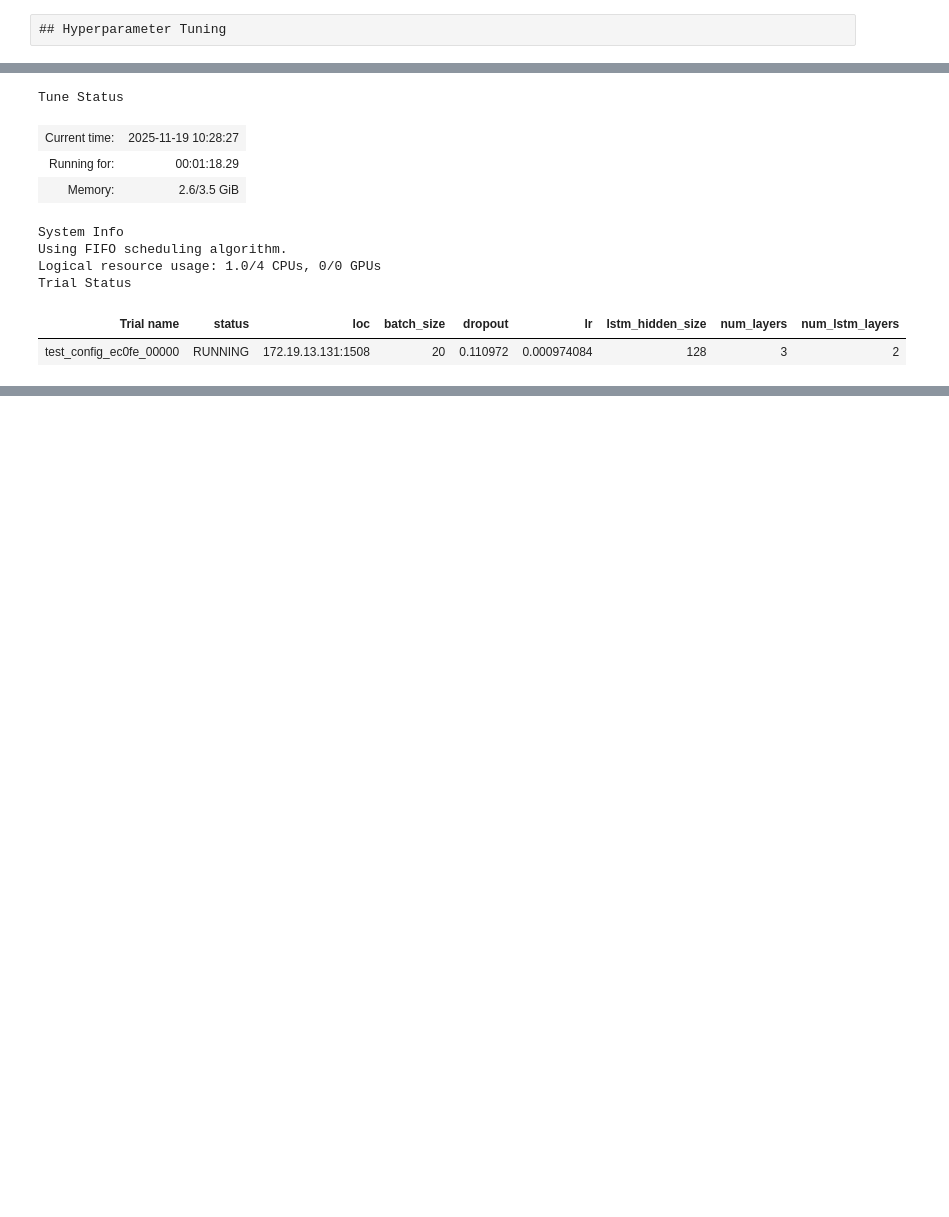
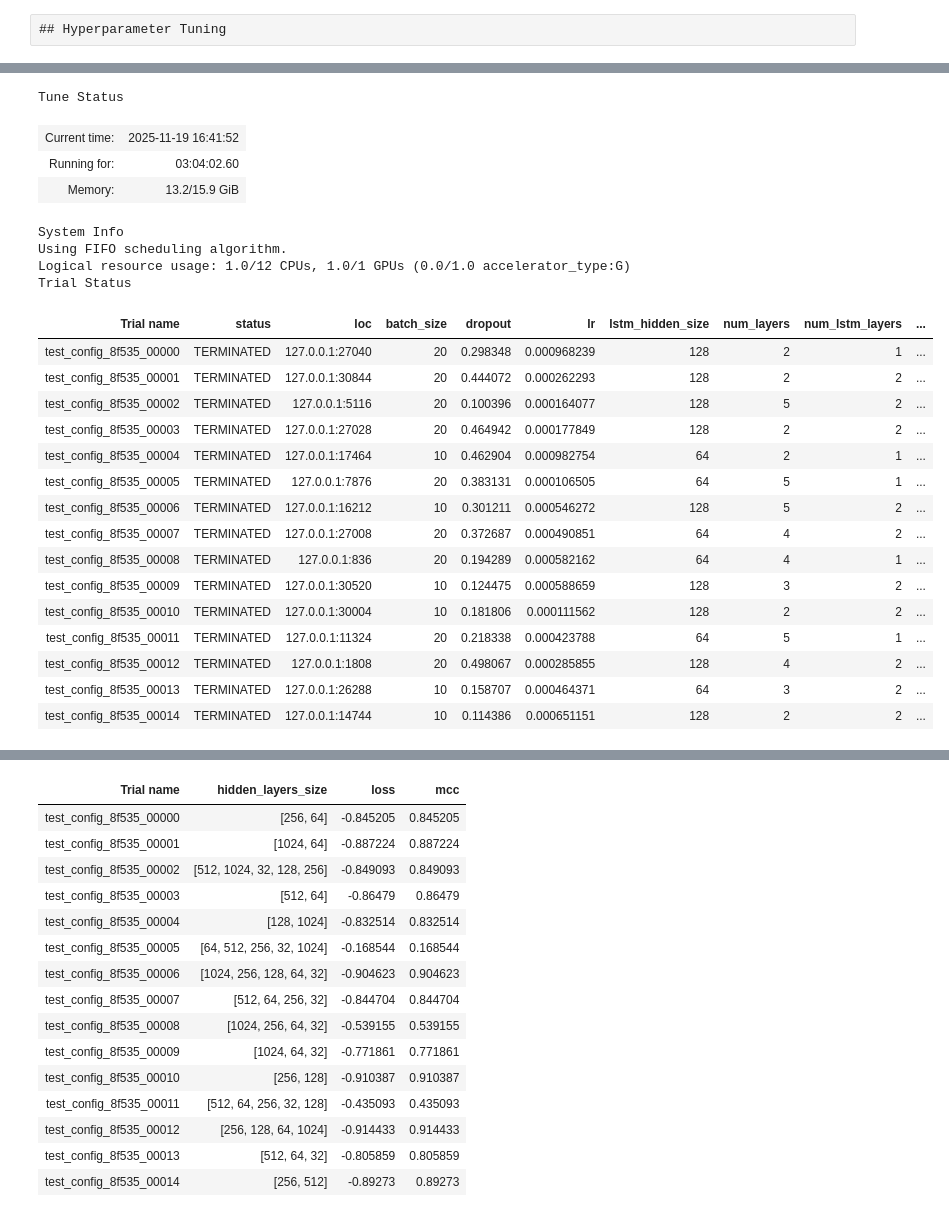
Before and after one commit to LucaCagnini/LB2_project_Group_3, a Jupyter notebook: Deep_Learning/lstm.ipynb, the cells around one changed output, grey strips where cells are left out. Drawn from its saved outputs; the diff is of its cells as text; code cells hidden in the pictures; blank space fills up the shorter version.

Commit message:
added the lstm and benchmark performance file

```diff
--- a/Deep_Learning/lstm.ipynb
+++ b/Deep_Learning/lstm.ipynb
@@ -11,7 +11,7 @@ import numpy as np
 
 
 def create_one_hot_sets(dataset):
-    sets = ["1","2","3","4","5","Benchmark"]
+    sets = ["1","2","3","4","5"]
     set_results=[]
     for i in sets:
         st=dataset.query(f"Set == '{i}'")
@@ -222,3 +293,14 @@ dataset = pd.read_csv("../Data_Preparation/train_bench.tsv", sep="\t")
 
 # 2. Elabora tutto in una volta (La lista conterrà 6 elementi ordinati)
 all_data = create_one_hot_sets(dataset)
+print("Spostamento dati nel Ray Object Store...")
+# 2. Metti i dati nell'Object Store condiviso
+data_ref = ray.put(all_data)
+
+# 3. CRUCIALE: Cancella la copia locale!
+# Questo costringe la funzione a usare il riferimento, perché la variabile globale non esiste più.
+del all_data
+# del dataset # Cancella anche questo se è grosso
+gc.collect() # Forza la pulizia della memoria
+
+print("Dati archiviati. Riferimento creato.")
@@ -256,10 +335,16 @@ config = {
     "lr": tune.loguniform(1e-4, 1e-3),
     "batch_size": tune.choice([10, 20]),
     "num_lstm_layers": tune.choice([1, 2]),
-    "lstm_hidden_size": tune.choice([64, 128])}
+    "lstm_hidden_size": tune.choice([64, 128]),
+    "data_ref": data_ref}
 # %%
 def test_config(config):
+    # 1. Recupera i dati dall'Object Store
+    # Questo avviene sul worker, quindi non appesantisce la dimensione della funzione
+    all_data = ray.get(config["data_ref"])
+
     mcc_scores = []
+    device = torch.device("cuda" if torch.cuda.is_available() else "cpu")
     for i in range(5):
         training_indices = [(i+1)%5, (i+2)%5, (i+3)%5]
         validation_index = (i+4)%5
@@ -312,7 +397,7 @@ def test_config(config):
 
         mcc = test(model, test_loader)
         mcc_scores.append(mcc)
-        mean_mcc = np.mean(mcc_scores)
+    mean_mcc = np.mean(mcc_scores)
 
     # Formattiamo la stringa per la tabella
     arch_str = str(config["hidden_sizes"])
@@ -323,7 +408,7 @@ result = tune.run(
     test_config,
     config=config,
     num_samples=15,
-    max_concurrent_trials=1 # OBBLIGATORIO PER NON CRASHARE LA RAM
+    resources_per_trial={"cpu": 1, "gpu": 1}
 )
 
 best_trial = result.get_best_trial("mcc", "max", "last")
@@ -338,10 +419,24 @@ print("Best CV MCC:", best_trial.last_result["mcc"])
 Tune Status
-| Current time: | 2025-11-19 10:28:27 |
-| Running for: | 00:01:18.29 |
-| Memory: | 2.6/3.5 GiB |
+| Current time: | 2025-11-19 16:41:52 |
+| Running for: | 03:04:02.60 |
+| Memory: | 13.2/15.9 GiB |
 System Info
 Using FIFO scheduling algorithm.
-Logical resource usage: 1.0/4 CPUs, 0/0 GPUs
+Logical resource usage: 1.0/12 CPUs, 1.0/1 GPUs (0.0/1.0 accelerator_type:G)
 Trial Status
-| Trial name | status | loc | batch_size | dropout | lr | lstm_hidden_size | num_layers | num_lstm_layers |
-| test_config_ec0fe_00000 | RUNNING | 172.19.13.131:1508 | 20 | 0.110972 | 0.000974084 | 128 | 3 | 2 |
+| Trial name | status | loc | batch_size | dropout | lr | lstm_hidden_size | num_layers | num_lstm_layers | ... |
+| test_config_8f535_00000 | TERMINATED | 127.0.0.1:27040 | 20 | 0.298348 | 0.000968239 | 128 | 2 | 1 | ... |
+| test_config_8f535_00001 | TERMINATED | 127.0.0.1:30844 | 20 | 0.444072 | 0.000262293 | 128 | 2 | 2 | ... |
+| test_config_8f535_00002 | TERMINATED | 127.0.0.1:5116 | 20 | 0.100396 | 0.000164077 | 128 | 5 | 2 | ... |
+| test_config_8f535_00003 | TERMINATED | 127.0.0.1:27028 | 20 | 0.464942 | 0.000177849 | 128 | 2 | 2 | ... |
+| test_config_8f535_00004 | TERMINATED | 127.0.0.1:17464 | 10 | 0.462904 | 0.000982754 | 64 | 2 | 1 | ... |
+| test_config_8f535_00005 | TERMINATED | 127.0.0.1:7876 | 20 | 0.383131 | 0.000106505 | 64 | 5 | 1 | ... |
+| test_config_8f535_00006 | TERMINATED | 127.0.0.1:16212 | 10 | 0.301211 | 0.000546272 | 128 | 5 | 2 | ... |
+| test_config_8f535_00007 | TERMINATED | 127.0.0.1:27008 | 20 | 0.372687 | 0.000490851 | 64 | 4 | 2 | ... |
+| test_config_8f535_00008 | TERMINATED | 127.0.0.1:836 | 20 | 0.194289 | 0.000582162 | 64 | 4 | 1 | ... |
+| test_config_8f535_00009 | TERMINATED | 127.0.0.1:30520 | 10 | 0.124475 | 0.000588659 | 128 | 3 | 2 | ... |
+| test_config_8f535_00010 | TERMINATED | 127.0.0.1:30004 | 10 | 0.181806 | 0.000111562 | 128 | 2 | 2 | ... |
+| test_config_8f535_00011 | TERMINATED | 127.0.0.1:11324 | 20 | 0.218338 | 0.000423788 | 64 | 5 | 1 | ... |
+| test_config_8f535_00012 | TERMINATED | 127.0.0.1:1808 | 20 | 0.498067 | 0.000285855 | 128 | 4 | 2 | ... |
+| test_config_8f535_00013 | TERMINATED | 127.0.0.1:26288 | 10 | 0.158707 | 0.000464371 | 64 | 3 | 2 | ... |
+| test_config_8f535_00014 | TERMINATED | 127.0.0.1:14744 | 10 | 0.114386 | 0.000651151 | 128 | 2 | 2 | ... |
@@ -352,0 +461,16 @@ Trial Status
+| Trial name | hidden_layers_size | loss | mcc |
+| test_config_8f535_00000 | [256, 64] | -0.845205 | 0.845205 |
+| test_config_8f535_00001 | [1024, 64] | -0.887224 | 0.887224 |
+| test_config_8f535_00002 | [512, 1024, 32, 128, 256] | -0.849093 | 0.849093 |
+| test_config_8f535_00003 | [512, 64] | -0.86479 | 0.86479 |
+| test_config_8f535_00004 | [128, 1024] | -0.832514 | 0.832514 |
+| test_config_8f535_00005 | [64, 512, 256, 32, 1024] | -0.168544 | 0.168544 |
+| test_config_8f535_00006 | [1024, 256, 128, 64, 32] | -0.904623 | 0.904623 |
+| test_config_8f535_00007 | [512, 64, 256, 32] | -0.844704 | 0.844704 |
+| test_config_8f535_00008 | [1024, 256, 64, 32] | -0.539155 | 0.539155 |
+| test_config_8f535_00009 | [1024, 64, 32] | -0.771861 | 0.771861 |
+| test_config_8f535_00010 | [256, 128] | -0.910387 | 0.910387 |
+| test_config_8f535_00011 | [512, 64, 256, 32, 128] | -0.435093 | 0.435093 |
+| test_config_8f535_00012 | [256, 128, 64, 1024] | -0.914433 | 0.914433 |
+| test_config_8f535_00013 | [512, 64, 32] | -0.805859 | 0.805859 |
+| test_config_8f535_00014 | [256, 512] | -0.89273 | 0.89273 |
```
Also changed, not shown: parts of 5 cells of this notebook.
